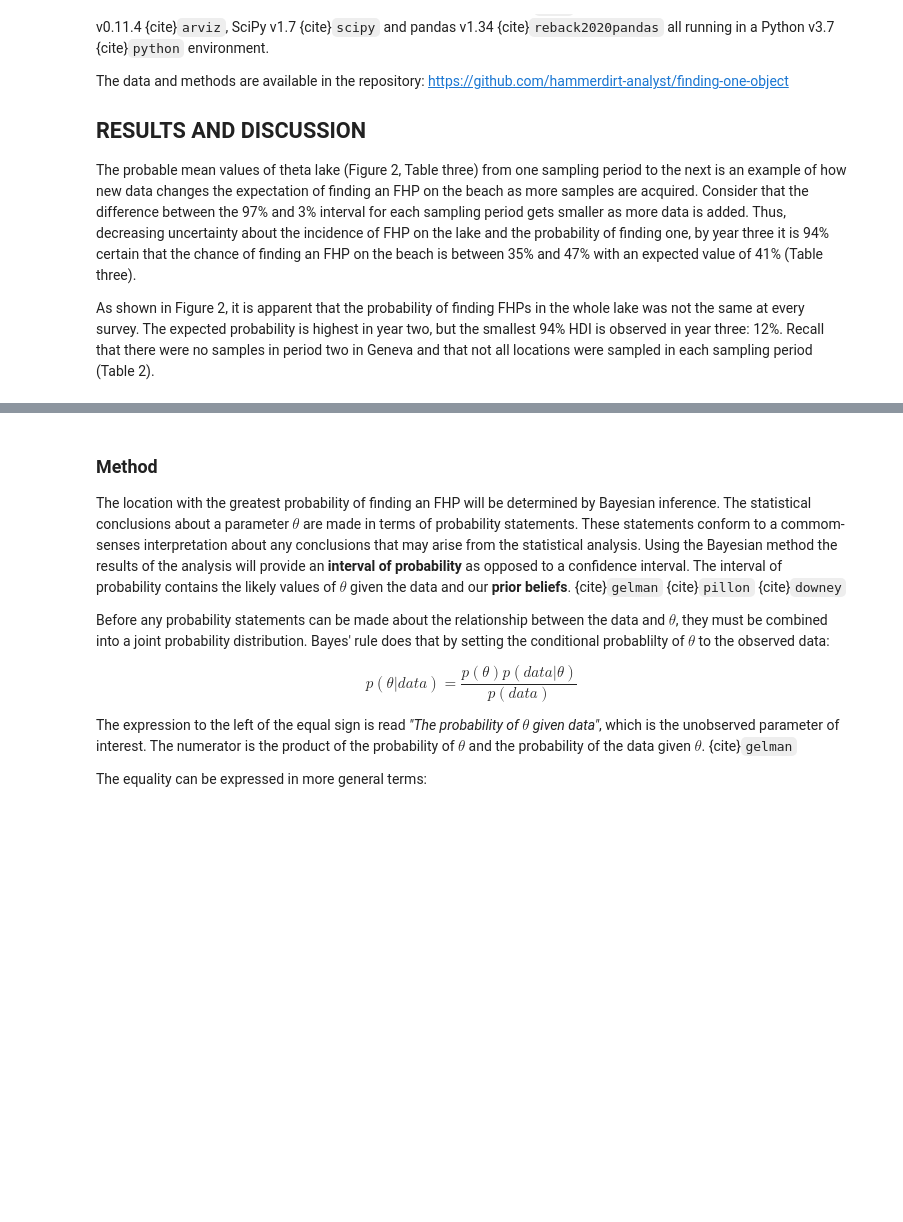
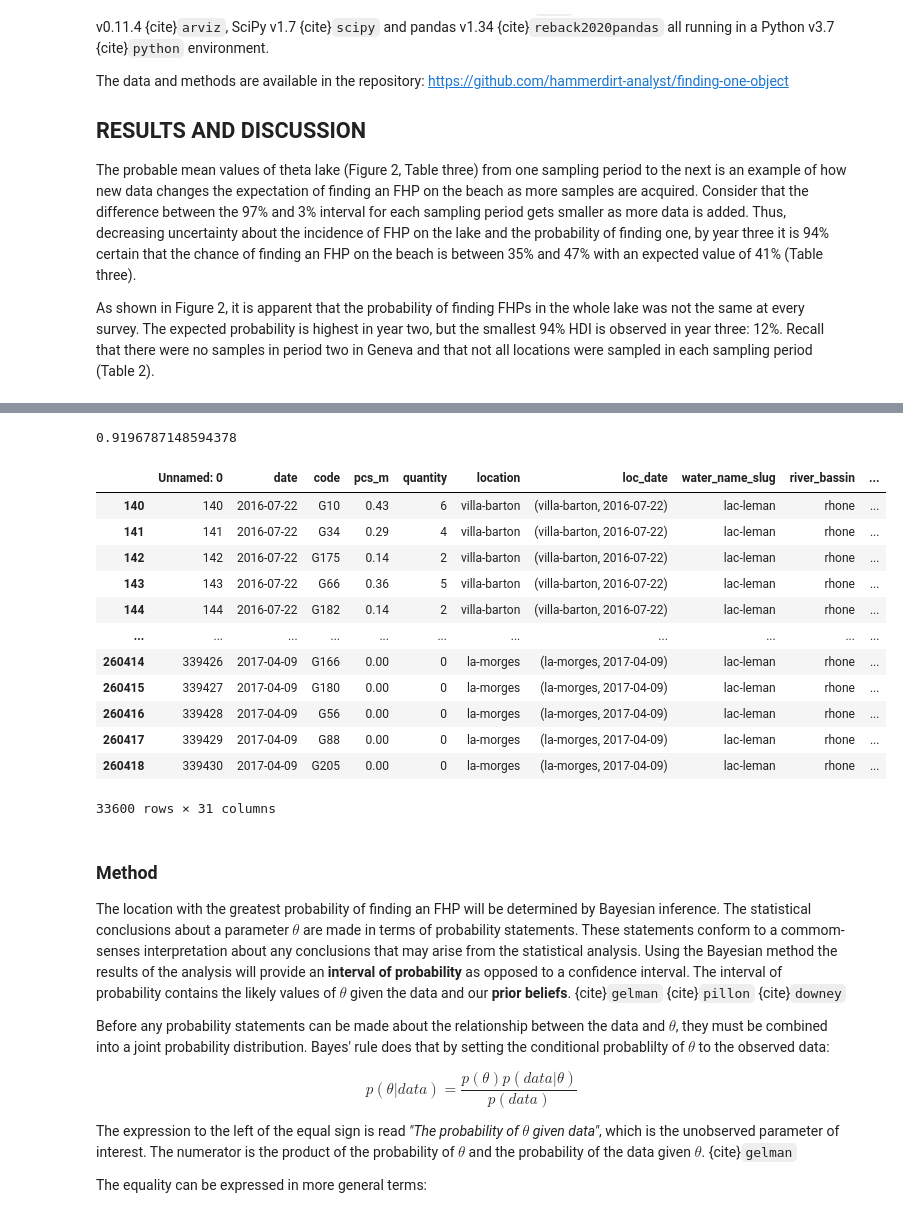
Before and after one commit to hammerdirt-analyst/finding-one-object, a Jupyter notebook: end_period_plastic.ipynb, the cells around one changed output, grey strips where cells are left out. Cells and saved outputs as stored; diff of their text form; code cells hidden in the pictures; blank space fills up the shorter version.

```diff
--- a/end_period_plastic.ipynb
+++ b/end_period_plastic.ipynb
@@ -456,0 +561,21 @@ plt.show()
+# %%
+a.mean()
+# %% [output]
+0.9196787148594378
+# %%
+Xlake = pd.concat(dfs[:-1])
+Xlake
+# %% [output]
+|  | Unnamed: 0 | date | code | pcs_m | quantity | location | loc_date | water_name_slug | river_bassin | ... |
+| 140 | 140 | 2016-07-22 | G10 | 0.43 | 6 | villa-barton | (villa-barton, 2016-07-22) | lac-leman | rhone | ... |
+| 141 | 141 | 2016-07-22 | G34 | 0.29 | 4 | villa-barton | (villa-barton, 2016-07-22) | lac-leman | rhone | ... |
+| 142 | 142 | 2016-07-22 | G175 | 0.14 | 2 | villa-barton | (villa-barton, 2016-07-22) | lac-leman | rhone | ... |
+| 143 | 143 | 2016-07-22 | G66 | 0.36 | 5 | villa-barton | (villa-barton, 2016-07-22) | lac-leman | rhone | ... |
+| 144 | 144 | 2016-07-22 | G182 | 0.14 | 2 | villa-barton | (villa-barton, 2016-07-22) | lac-leman | rhone | ... |
+| ... | ... | ... | ... | ... | ... | ... | ... | ... | ... | ... |
+| 260414 | 339426 | 2017-04-09 | G166 | 0.00 | 0 | la-morges | (la-morges, 2017-04-09) | lac-leman | rhone | ... |
+| 260415 | 339427 | 2017-04-09 | G180 | 0.00 | 0 | la-morges | (la-morges, 2017-04-09) | lac-leman | rhone | ... |
+| 260416 | 339428 | 2017-04-09 | G56 | 0.00 | 0 | la-morges | (la-morges, 2017-04-09) | lac-leman | rhone | ... |
+| 260417 | 339429 | 2017-04-09 | G88 | 0.00 | 0 | la-morges | (la-morges, 2017-04-09) | lac-leman | rhone | ... |
+| 260418 | 339430 | 2017-04-09 | G205 | 0.00 | 0 | la-morges | (la-morges, 2017-04-09) | lac-leman | rhone | ... |
+33600 rows × 31 columns
```
Also changed, not shown: parts of 40 cells of this notebook, 4 other files.
